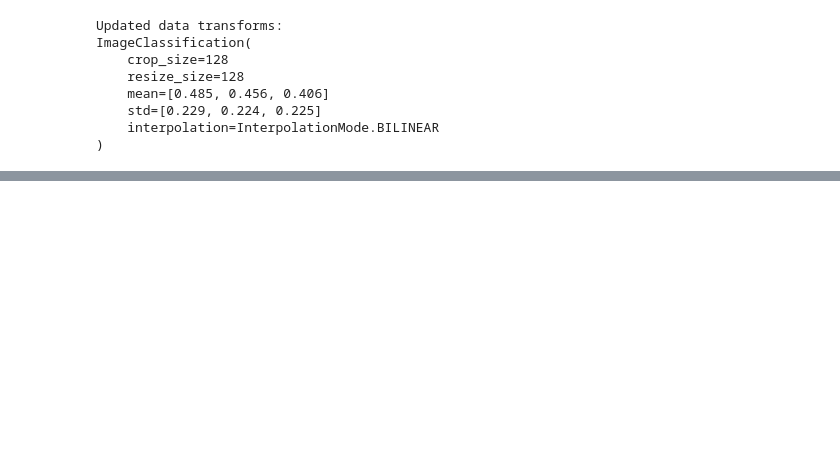
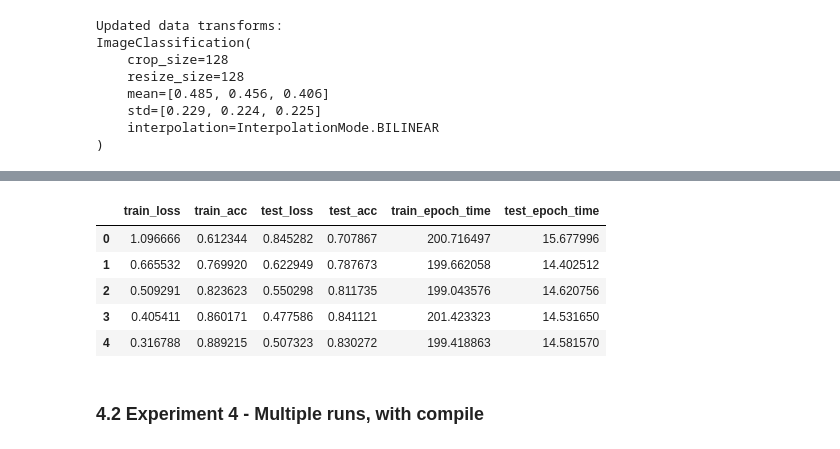
Before and after one commit to Adarsh0047/PyTorch-ZTM, a Jupyter notebook: 10. Pytorch 2.0/pytorch_2_intro.ipynb, the cells around one changed output, grey strips where cells are left out. Saved outputs shown, nothing was run; the diff lists cells and outputs as text; code cells hidden in the pictures; blank space fills up the shorter version.

```diff
--- a/10. Pytorch 2.0/pytorch_2_intro.ipynb
+++ b/10. Pytorch 2.0/pytorch_2_intro.ipynb
@@ -202,0 +857,13 @@ ImageClassification(
+# %%
+# Run non-compiled model for multiple runs
+NUM_RUNS = 3
+NUM_EPOCHS = 5
+
+# Create an empty list to store multiple run results
+non_compile_results_multiple_runs = []
+
+# Run non-compiled model for multiple runs
+for i in tqdm(range(NUM_RUNS)):
+    print(f"[INFO] Run {i+1} of {NUM_RUNS} for non-compiled model")
+    results = create_and_train_non_compiled_model(epochs=NUM_EPOCHS, disable_progress_bar=True)
+    non_compile_results_multiple_runs.append(results)
@@ -202,0 +889,20 @@ ImageClassification(
+# %%
+# Go through non_compile_results_multiple_runs and create a dataframe for each run then concatenate them together
+non_compile_results_dfs = []
+for result in non_compile_results_multiple_runs:
+    result_df = pd.DataFrame(result)
+    non_compile_results_dfs.append(result_df)
+non_compile_results_multiple_runs_df = pd.concat(non_compile_results_dfs)
+
+# Get the averages across the multiple runs
+non_compile_results_multiple_runs_df = non_compile_results_multiple_runs_df.groupby(non_compile_results_multiple_runs_df.index).mean()
+non_compile_results_multiple_runs_df
+# %% [output]
+|  | train_loss | train_acc | test_loss | test_acc | train_epoch_time | test_epoch_time |
+| 0 | 1.096666 | 0.612344 | 0.845282 | 0.707867 | 200.716497 | 15.677996 |
+| 1 | 0.665532 | 0.769920 | 0.622949 | 0.787673 | 199.662058 | 14.402512 |
+| 2 | 0.509291 | 0.823623 | 0.550298 | 0.811735 | 199.043576 | 14.620756 |
+| 3 | 0.405411 | 0.860171 | 0.477586 | 0.841121 | 201.423323 | 14.531650 |
+| 4 | 0.316788 | 0.889215 | 0.507323 | 0.830272 | 199.418863 | 14.581570 |
+# %% [markdown]
+### 4.2 Experiment 4 - Multiple runs, with compile
```
Also changed, not shown: parts of 40 cells of this notebook.
